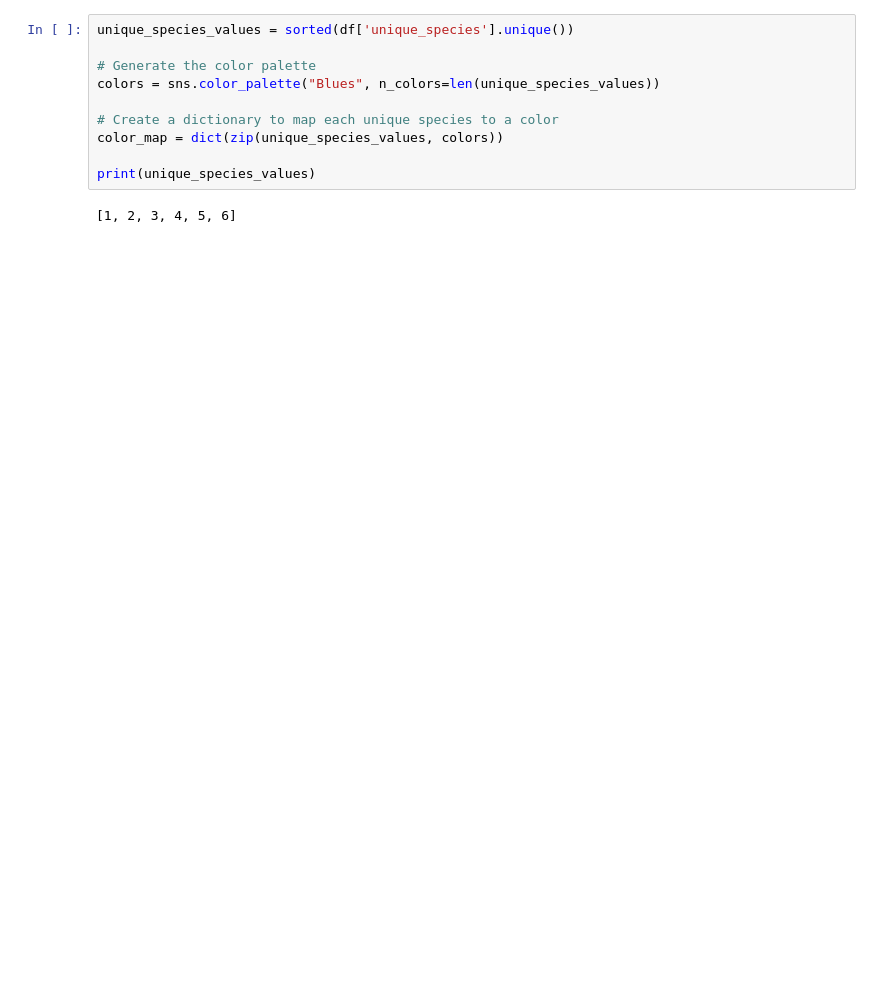
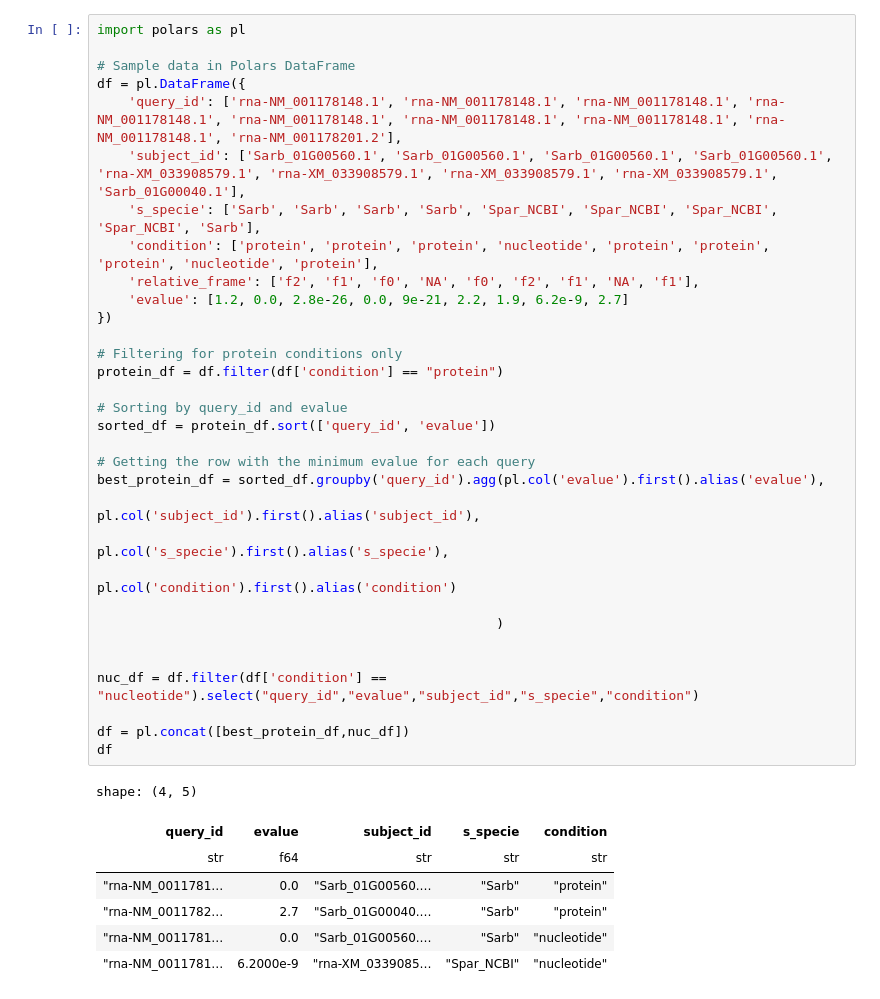
Before and after one commit to Sherman-1/Elongates, a Jupyter notebook: small.ipynb, the cells around one changed output. Saved outputs shown, nothing was run; the diff lists cells and outputs as text; blank space fills up the shorter version.

```diff
--- a/small.ipynb
+++ b/small.ipynb
@@ -53,12 +90,40 @@ plt.show()
-# %%
-unique_species_values = sorted(df['unique_species'].unique())
-
-# Generate the color palette
-colors = sns.color_palette("Blues", n_colors=len(unique_species_values))
-
-# Create a dictionary to map each unique species to a color
-color_map = dict(zip(unique_species_values, colors))
-
-print(unique_species_values)
-# %% [output]
-[1, 2, 3, 4, 5, 6]
+# %%
+import polars as pl
+
+# Sample data in Polars DataFrame
+df = pl.DataFrame({
+    'query_id': ['rna-NM_001178148.1', 'rna-NM_001178148.1', 'rna-NM_001178148.1', 'rna-NM_001178148.1', 'rna-NM_001178148.1', 'rna-NM_001178148.1', 'rna-NM_001178148.1', 'rna-NM_001178148.1', 'rna-NM_001178201.2'],
+    'subject_id': ['Sarb_01G00560.1', 'Sarb_01G00560.1', 'Sarb_01G00560.1', 'Sarb_01G00560.1', 'rna-XM_033908579.1', 'rna-XM_033908579.1', 'rna-XM_033908579.1', 'rna-XM_033908579.1', 'Sarb_01G00040.1'],
+    's_specie': ['Sarb', 'Sarb', 'Sarb', 'Sarb', 'Spar_NCBI', 'Spar_NCBI', 'Spar_NCBI', 'Spar_NCBI', 'Sarb'],
+    'condition': ['protein', 'protein', 'protein', 'nucleotide', 'protein', 'protein', 'protein', 'nucleotide', 'protein'],
+    'relative_frame': ['f2', 'f1', 'f0', 'NA', 'f0', 'f2', 'f1', 'NA', 'f1'],
+    'evalue': [1.2, 0.0, 2.8e-26, 0.0, 9e-21, 2.2, 1.9, 6.2e-9, 2.7]
+})
+
+# Filtering for protein conditions only
+protein_df = df.filter(df['condition'] == "protein")
+
+# Sorting by query_id and evalue
+sorted_df = protein_df.sort(['query_id', 'evalue'])
+
+# Getting the row with the minimum evalue for each query
+best_protein_df = sorted_df.groupby('query_id').agg(pl.col('evalue').first().alias('evalue'),
+                                                   pl.col('subject_id').first().alias('subject_id'),
+                                                   pl.col('s_specie').first().alias('s_specie'),
+                                                   pl.col('condition').first().alias('condition')
+
+                                                   )
+
+
+nuc_df = df.filter(df['condition'] == "nucleotide").select("query_id","evalue","subject_id","s_specie","condition")
+
+df = pl.concat([best_protein_df,nuc_df])
+df
+# %% [output]
+shape: (4, 5)
+| query_id | evalue | subject_id | s_specie | condition |
+| str | f64 | str | str | str |
+| "rna-NM_0011781… | 0.0 | "Sarb_01G00560.… | "Sarb" | "protein" |
+| "rna-NM_0011782… | 2.7 | "Sarb_01G00040.… | "Sarb" | "protein" |
+| "rna-NM_0011781… | 0.0 | "Sarb_01G00560.… | "Sarb" | "nucleotide" |
+| "rna-NM_0011781… | 6.2000e-9 | "rna-XM_0339085… | "Spar_NCBI" | "nucleotide" |
```
Also changed, not shown: parts of 6 cells of this notebook, 6 other files.
